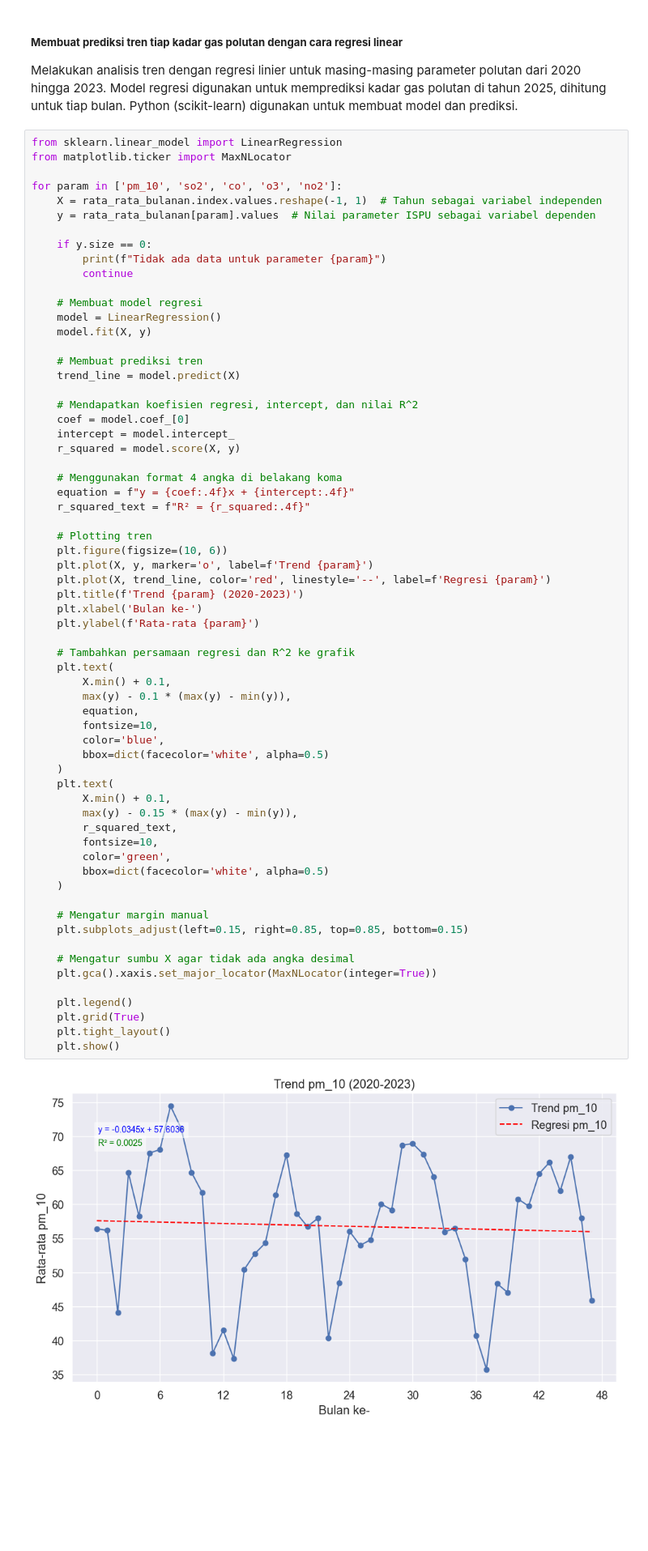
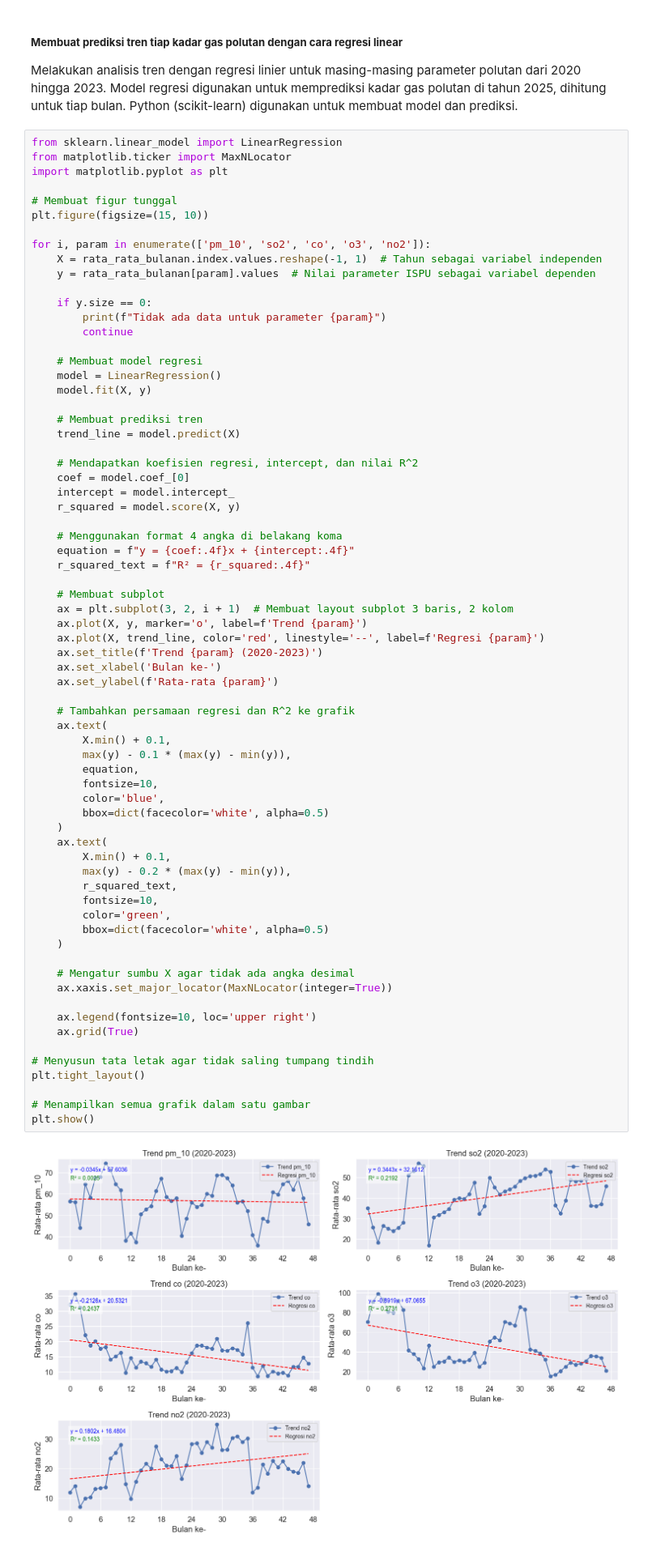
Before and after one commit to Alivican/RBL-PGDA, a Jupyter notebook: RBL KLP 10.ipynb, the cells around one changed output. Shown at 81% size. Cells and saved outputs as stored; diff of their text form; blank space fills up the shorter version.

```diff
--- a/RBL KLP 10.ipynb
+++ b/RBL KLP 10.ipynb
@@ -436,8 +436,12 @@ Melakukan analisis tren dengan regresi linier untuk masing-masing parameter polu
 # %%
 from sklearn.linear_model import LinearRegression
 from matplotlib.ticker import MaxNLocator
+import matplotlib.pyplot as plt
 
-for param in ['pm_10', 'so2', 'co', 'o3', 'no2']:
+# Membuat figur tunggal
+plt.figure(figsize=(15, 10))
+
+for i, param in enumerate(['pm_10', 'so2', 'co', 'o3', 'no2']):
     X = rata_rata_bulanan.index.values.reshape(-1, 1)  # Tahun sebagai variabel independen
     y = rata_rata_bulanan[param].values  # Nilai parameter ISPU sebagai variabel dependen
 
@@ -453,49 +457,50 @@ for param in ['pm_10', 'so2', 'co', 'o3', 'no2']:
     trend_line = model.predict(X)
 
     # Mendapatkan koefisien regresi, intercept, dan nilai R^2
     coef = model.coef_[0]
     intercept = model.intercept_
     r_squared = model.score(X, y)
 
     # Menggunakan format 4 angka di belakang koma
     equation = f"y = {coef:.4f}x + {intercept:.4f}"
     r_squared_text = f"R² = {r_squared:.4f}"
 
-    # Plotting tren
-    plt.figure(figsize=(10, 6))
-    plt.plot(X, y, marker='o', label=f'Trend {param}')
-    plt.plot(X, trend_line, color='red', linestyle='--', label=f'Regresi {param}')
-    plt.title(f'Trend {param} (2020-2023)')
-    plt.xlabel('Bulan ke-')
-    plt.ylabel(f'Rata-rata {param}')
+    # Membuat subplot
+    ax = plt.subplot(3, 2, i + 1)  # Membuat layout subplot 3 baris, 2 kolom
+    ax.plot(X, y, marker='o', label=f'Trend {param}')
+    ax.plot(X, trend_line, color='red', linestyle='--', label=f'Regresi {param}')
+    ax.set_title(f'Trend {param} (2020-2023)')
+    ax.set_xlabel('Bulan ke-')
+    ax.set_ylabel(f'Rata-rata {param}')
 
     # Tambahkan persamaan regresi dan R^2 ke grafik
-    plt.text(
+    ax.text(
         X.min() + 0.1,
         max(y) - 0.1 * (max(y) - min(y)),
         equation,
         fontsize=10,
         color='blue',
         bbox=dict(facecolor='white', alpha=0.5)
     )
-    plt.text(
+    ax.text(
         X.min() + 0.1,
-        max(y) - 0.15 * (max(y) - min(y)),
+        max(y) - 0.2 * (max(y) - min(y)),
         r_squared_text,
         fontsize=10,
         color='green',
         bbox=dict(facecolor='white', alpha=0.5)
     )
 
-    # Mengatur margin manual
-    plt.subplots_adjust(left=0.15, right=0.85, top=0.85, bottom=0.15)
+    # Mengatur sumbu X agar tidak ada angka desimal
+    ax.xaxis.set_major_locator(MaxNLocator(integer=True))
 
-    # Mengatur sumbu X agar tidak ada angka desimal
-    plt.gca().xaxis.set_major_locator(MaxNLocator(integer=True))
+    ax.legend(fontsize=10, loc='upper right')
+    ax.grid(True)
 
-    plt.legend()
-    plt.grid(True)
-    plt.tight_layout()
-    plt.show()
+# Menyusun tata letak agar tidak saling tumpang tindih
+plt.tight_layout()
+
+# Menampilkan semua grafik dalam satu gambar
+plt.show()
 # %% [output]
-[figure, old version]
+[figure, new version]
```
Also changed, not shown: parts of 1 cell of this notebook.
